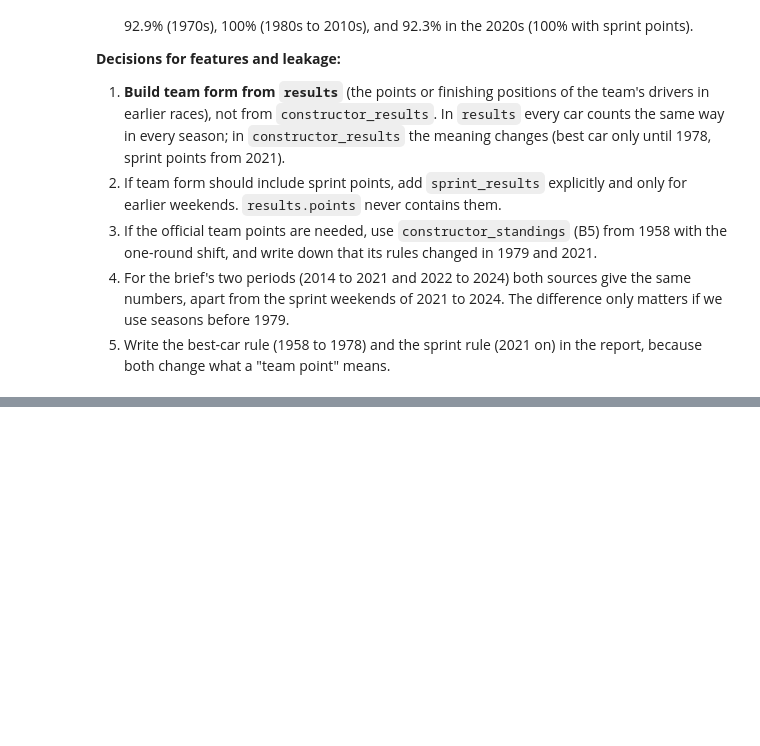
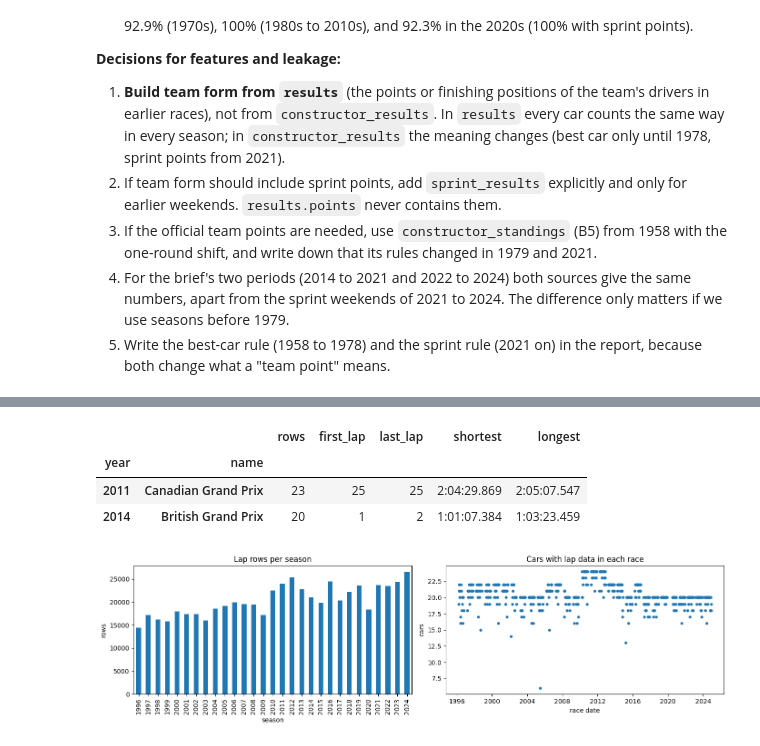
Before and after one commit to sal-tarek/ACL_F1_Predictions, a Jupyter notebook: sasa-dany-ms1-pre-cleaning.ipynb, the cells around one changed output, grey strips where cells are left out. Drawn from its saved outputs; the diff is of its cells as text; code cells hidden in the pictures; blank space fills up the shorter version.

Commit message:
C1: lap_times - laps only from 1996 (544 races), every driver-race complete 1..n, time matches milliseconds, 43 red-flag laps in h:mm:ss

```diff
--- a/sasa-dany-ms1-pre-cleaning.ipynb
+++ b/sasa-dany-ms1-pre-cleaning.ipynb
@@ -2342,0 +2348,73 @@ McLaren 2007: 17 team-races | equal to the drivers' sum: 17 | total points: 218.
+# %%
+# ==========================================================================================
+# C1 · lap_times: profile, keys, coverage, what one row means, and the time format
+# ==========================================================================================
+
+# Why: lap_times is by far our biggest table (one row per driver per lap). Before looking for strange laps (C2), we check what a row
+# means, which races it covers, whether every driver's laps are complete, and whether the time text can be trusted.
+lt = as_num(raw["lap_times"])      # exploring copy of lap_times (raw stays untouched)
+lt["year"] = year_of(lt)           # the season of each lap
+lt = lt.merge(races[["raceId", "round", "name", "date"]], on="raceId")     # add the round, race name and date (copy)
+
+# ---------- 1. Profile card, keys and links ----------
+display(profile("lap_times"))
+print(pk_check("lap_times", ["raceId", "driverId", "lap"]))                # one row per driver per lap? (the grain we expect)
+race_entries = results[["raceId", "driverId"]].astype(int)                  # who really started each race
+driver_races = lt[["raceId", "driverId"]].drop_duplicates().merge(race_entries.assign(started=1), on=["raceId", "driverId"], how="left")
+print("driverId values that are not in drivers:", len(set(lt.driverId) - set(raw["drivers"].driverId.astype(int))),
+      "| raceId values that are not in races:", len(set(lt.raceId) - set(races.raceId)),
+      "| driver-races with laps but no row in results:", int(driver_races.started.isna().sum()), "of", len(driver_races))
+
+# ---------- 2. Coverage: which races have lap data? ----------
+print("Rows:", len(lt), "| races:", lt.raceId.nunique(), "| drivers:", lt.driverId.nunique(), "| seasons:", lt.year.min(), "to", lt.year.max())
+coverage = pd.DataFrame({"races": races.groupby("year").size(), "races with laps": lt.groupby("year").raceId.nunique()}).fillna(0).astype(int)
+print("Races from 1996 on:", int((races.year >= 1996).sum()), "| of them with lap data:", int(coverage[coverage.index >= 1996]["races with laps"].sum()),
+      "| races before 1996 with lap data:", int(coverage[coverage.index < 1996]["races with laps"].sum()))
+
+# ---------- 3. Grain: are a driver's laps complete, and what does position mean? ----------
+per_driver = lt.groupby(["raceId", "driverId"]).lap.agg(["min", "max", "nunique", "size"])                     # each driver's laps in each race
+complete = (per_driver["min"] == 1) & (per_driver["max"] == per_driver["nunique"]) & (per_driver["nunique"] == per_driver["size"])
+print("Driver-races:", len(per_driver), "| laps run exactly 1..n with no gaps:", int(complete.sum()))
+per_lap = lt.groupby(["raceId", "lap"]).position.agg(["nunique", "size", "max"])                                 # the running order on each lap
+print("Race-laps:", len(per_lap), "| positions are all different within a lap:", int((per_lap["nunique"] == per_lap["size"]).sum()),
+      "| positions run exactly 1..n:", int((per_lap["max"] == per_lap["size"]).sum()))
+print("Lap numbers:", lt.lap.min(), "to", lt.lap.max(), "| position:", lt.position.min(), "to", lt.position.max(),
+      "| laps in the longest and shortest race:", lt.groupby("raceId").lap.max().agg(["max", "min"]).tolist())
+cars = lt.groupby("raceId").driverId.nunique()                                                                   # how many cars have lap data in each race
+print("Cars with lap data per race: min", cars.min(), "| median", int(cars.median()), "| max", cars.max())
+display(races[races.raceId.isin(cars[cars < 15].index)].assign(cars=lambda d: d.raceId.map(cars))[["year", "round", "name", "cars"]])
+shortest = lt.groupby("raceId").lap.max().idxmin()                                                               # the race with the fewest laps
+print("Shortest race:", races[races.raceId == shortest][["year", "name"]].values.tolist(), "with", lt[lt.raceId == shortest].lap.max(), "lap")
+
+# ---------- 4. The time format: text, but is it trustworthy? ----------
+t = lt.time                                                        # the time text (as_num keeps text columns as they are)
+normal = t.str.match(r"^\d+:\d{2}\.\d{3}$")                         # m:ss.mmm, e.g. 1:26.572
+with_hours = t.str.match(r"^\d+:\d{2}:\d{2}\.\d{3}$")               # h:mm:ss.mmm, e.g. 2:05:05.152
+print("time looks like m:ss.mmm:", int(normal.sum()), "| h:mm:ss.mmm:", int(with_hours.sum()), "| any other format:", int((~normal & ~with_hours).sum()))
+def lap_text_to_ms(s):
+    # "1:26.572" or "2:05:05.152" -> milliseconds
+    parts = s.split(":")
+    seconds = float(parts[-1])
+    minutes = float(parts[-2])
+    hours = float(parts[-3]) if len(parts) > 2 else 0.0
+    return round(((hours * 60 + minutes) * 60 + seconds) * 1000)
+print("time text agrees with the milliseconds column:", int((lt.time.map(lap_text_to_ms) == lt.milliseconds).sum()), "of", len(lt))
+long_laps = lt[with_hours]                                          # the laps written with hours
+display(long_laps.groupby(["year", "name"]).agg(rows=("lap", "size"), first_lap=("lap", "min"), last_lap=("lap", "max"),
+                                                  shortest=("time", "min"), longest=("time", "max")))
+
+# ---------- 5. Plots (saved for the report) ----------
+os.makedirs("figures", exist_ok=True)
+fig, ax = plt.subplots(1, 2, figsize=(14, 4))
+lt.groupby("year").size().plot.bar(ax=ax[0], title="Lap rows per season")
+ax[0].set_xlabel("season")
+ax[0].set_ylabel("rows")
+race_date = races.set_index("raceId").date
+ax[1].scatter(race_date.reindex(cars.index), cars.values, s=12)
+ax[1].set_title("Cars with lap data in each race")
+ax[1].set_xlabel("race date")
+ax[1].set_ylabel("cars")
+plt.tight_layout()
+plt.savefig("figures/C1_lap_times.png", dpi=120, bbox_inches="tight")
+plt.show()
+# %% [output]
@@ -2342,0 +2443,5 @@ McLaren 2007: 17 team-races | equal to the drivers' sum: 17 | total points: 218.
+|  |  | rows | first_lap | last_lap | shortest | longest |
+| year | name |  |  |  |  |  |
+| 2011 | Canadian Grand Prix | 23 | 25 | 25 | 2:04:29.869 | 2:05:07.547 |
+| 2014 | British Grand Prix | 20 | 1 | 2 | 1:01:07.384 | 1:03:23.459 |
+[figure, added]
```
Also changed, not shown: parts of 3 cells of this notebook.
